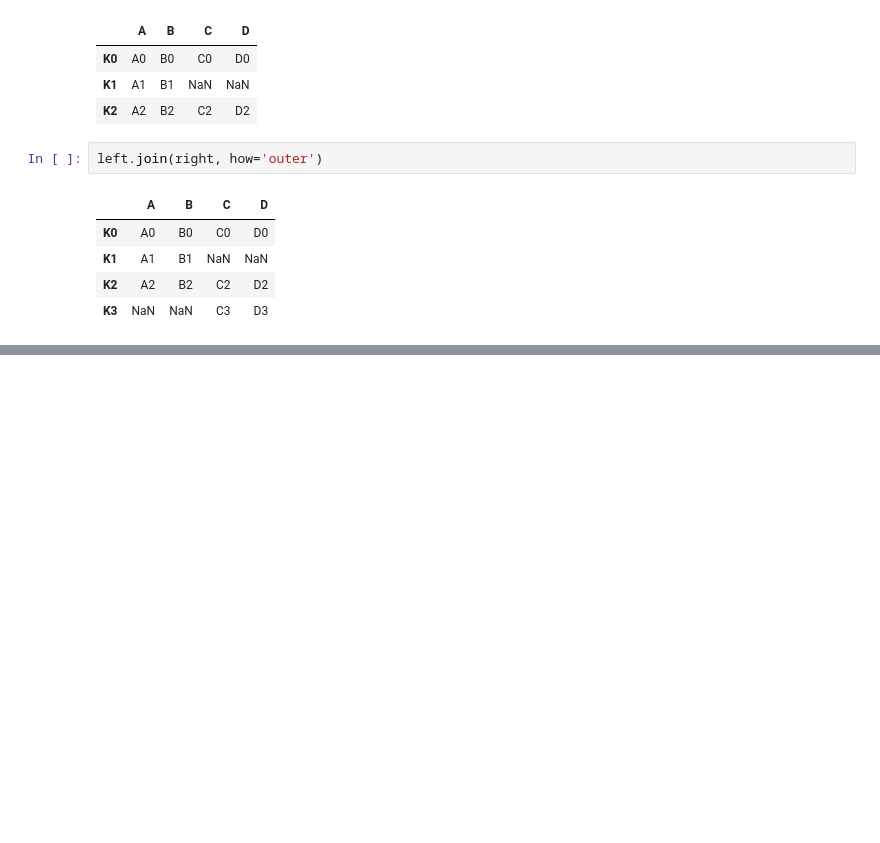
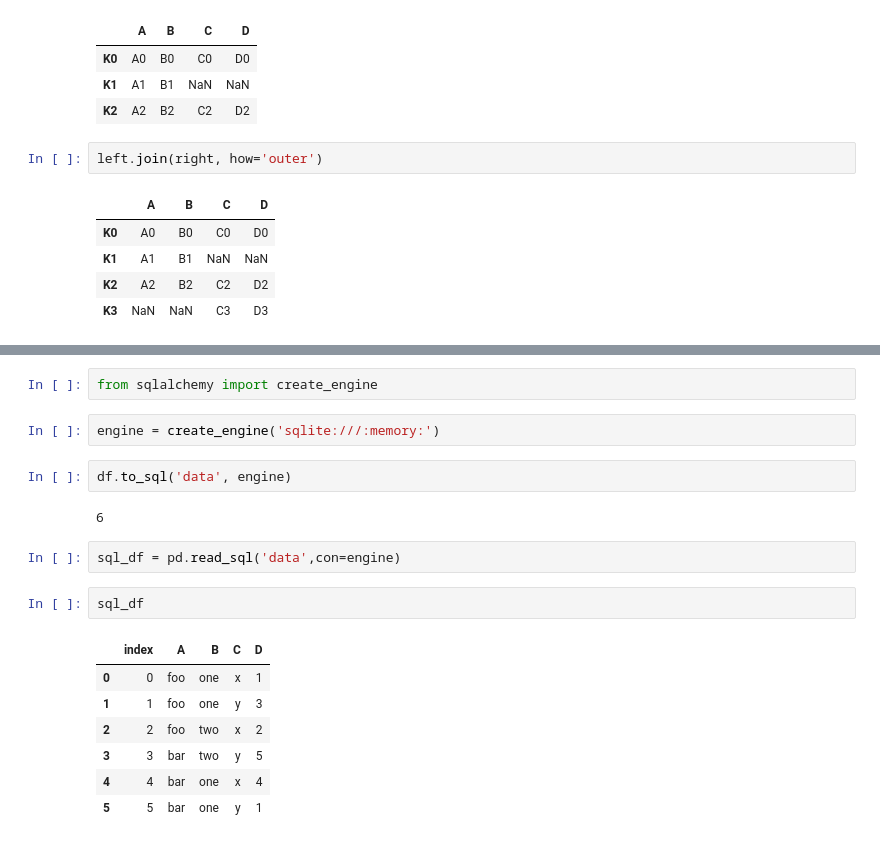
Before and after one commit to hipvlady/python_code_exercises, a Jupyter notebook: Jupyter/jupyter_pandas.ipynb, the cells around one changed output, grey strips where cells are left out. Cells and saved outputs as stored; diff of their text form; blank space fills up the shorter version.

```diff
--- a/Jupyter/jupyter_pandas.ipynb
+++ b/Jupyter/jupyter_pandas.ipynb
@@ -643,0 +896,20 @@ left.join(right, how='outer')
+# %%
+from sqlalchemy import create_engine
+# %%
+engine = create_engine('sqlite:///:memory:')
+# %%
+df.to_sql('data', engine)
+# %% [output]
+6
+# %%
+sql_df = pd.read_sql('data',con=engine)
+# %%
+sql_df
+# %% [output]
+|  | index | A | B | C | D |
+| 0 | 0 | foo | one | x | 1 |
+| 1 | 1 | foo | one | y | 3 |
+| 2 | 2 | foo | two | x | 2 |
+| 3 | 3 | bar | two | y | 5 |
+| 4 | 4 | bar | one | x | 4 |
+| 5 | 5 | bar | one | y | 1 |
```
Also changed, not shown: parts of 50 cells of this notebook, 3 other files.
